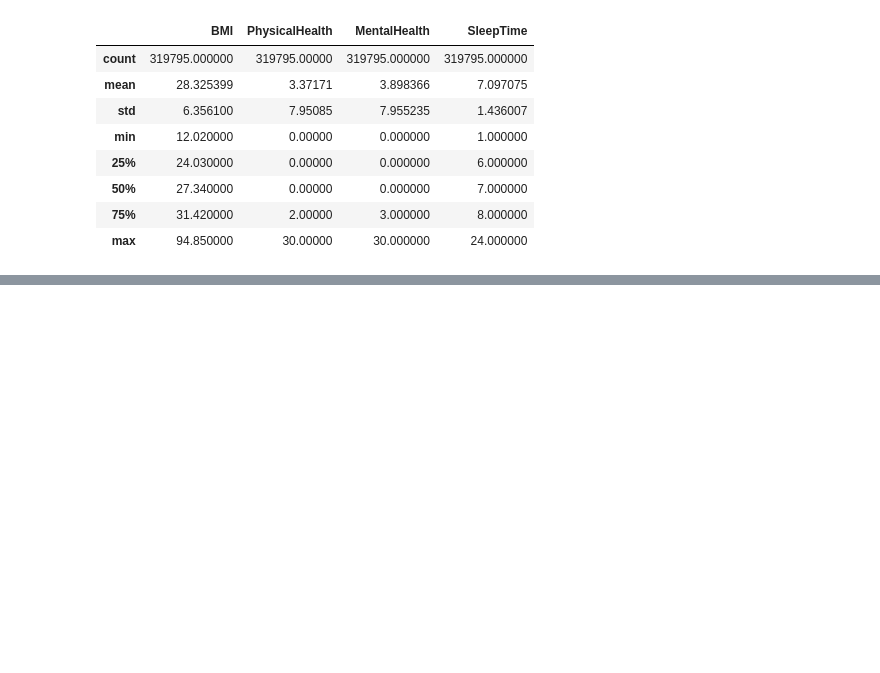
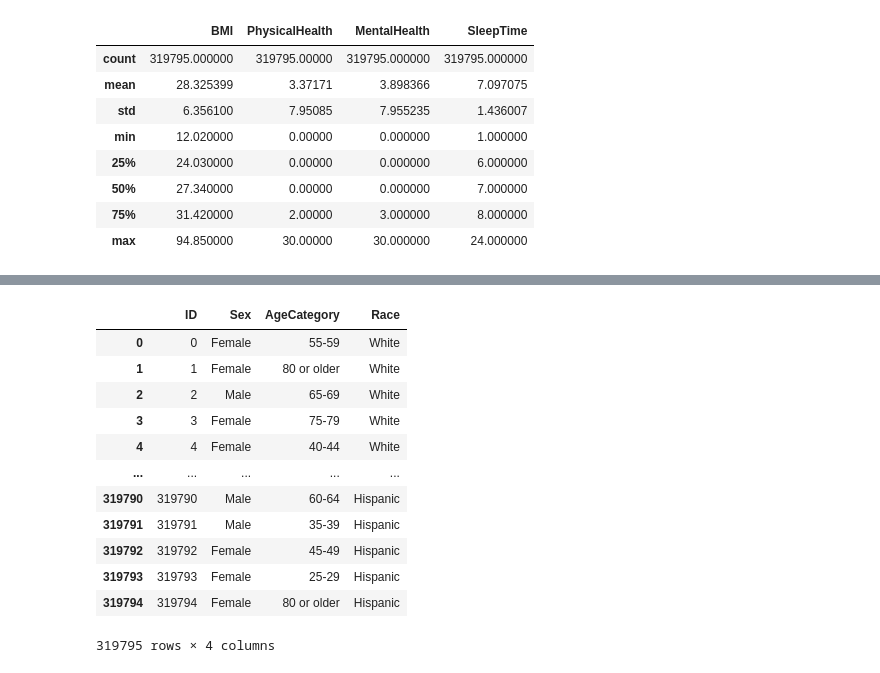
Before and after one commit to ahmadelbaba/HealthyHearts, a Jupyter notebook: HealthyHeartsDataSummary.ipynb, the cells around one changed output, grey strips where cells are left out. Saved outputs shown, nothing was run; the diff lists cells and outputs as text; code cells hidden in the pictures; blank space fills up the shorter version.

```diff
--- a/HealthyHeartsDataSummary.ipynb
+++ b/HealthyHeartsDataSummary.ipynb
@@ -67,0 +120,18 @@ healthy_hearts_df.describe()
+# %%
+#Creating new demogrpahic_df
+demographics_df = newHH_df[['ID', 'Sex', 'AgeCategory', 'Race']].copy()
+demographics_df
+# %% [output]
+|  | ID | Sex | AgeCategory | Race |
+| 0 | 0 | Female | 55-59 | White |
+| 1 | 1 | Female | 80 or older | White |
+| 2 | 2 | Male | 65-69 | White |
+| 3 | 3 | Female | 75-79 | White |
+| 4 | 4 | Female | 40-44 | White |
+| ... | ... | ... | ... | ... |
+| 319790 | 319790 | Male | 60-64 | Hispanic |
+| 319791 | 319791 | Male | 35-39 | Hispanic |
+| 319792 | 319792 | Female | 45-49 | Hispanic |
+| 319793 | 319793 | Female | 25-29 | Hispanic |
+| 319794 | 319794 | Female | 80 or older | Hispanic |
+319795 rows × 4 columns
```
Also changed, not shown: parts of 7 cells of this notebook.
